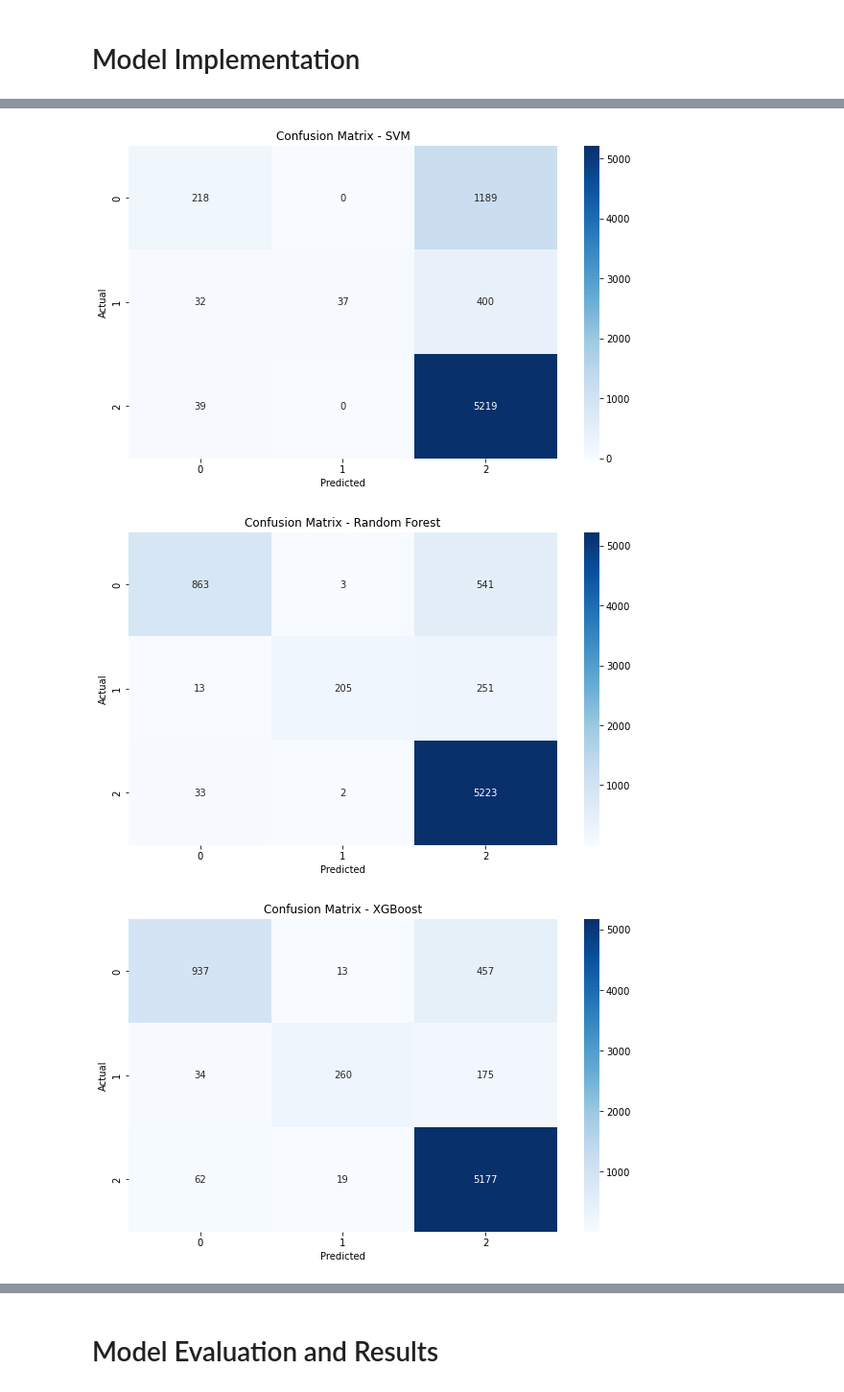
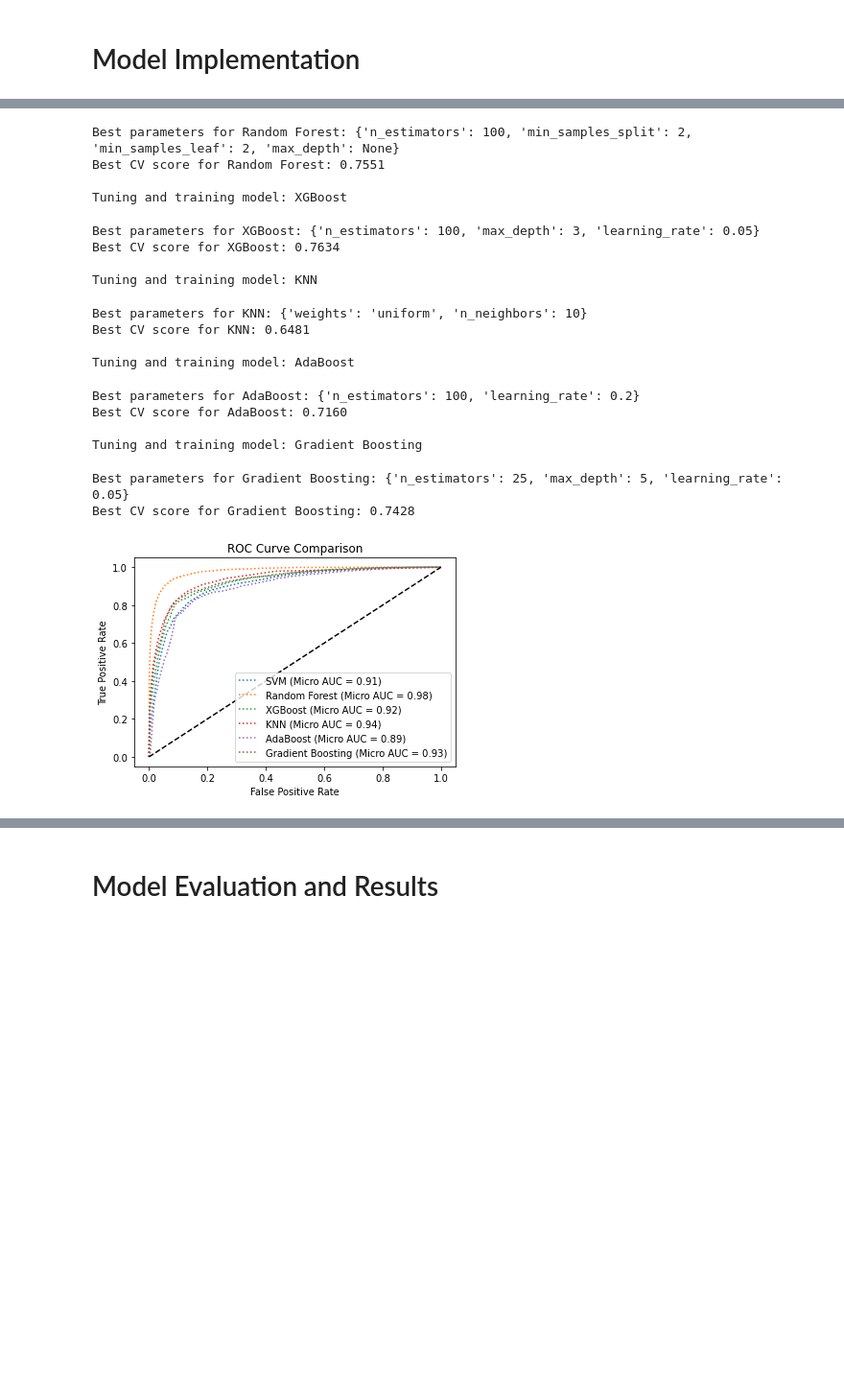
Before and after one commit to suribe06/stress-detection, a Jupyter notebook: main.ipynb, the cells around one changed output, grey strips where cells are left out. Shown: that part at 96% size. Cells and saved outputs as stored; diff of their text form; code cells hidden in the pictures; blank space fills up the shorter version.

Commit message:
Feature selection and hyperparameter search updated

```diff
--- a/main.ipynb
+++ b/main.ipynb
@@ -70,5 +91,5 @@ def feature_selection_mutual_info(X, y, top_k=10):
 # %%
-def feature_selection(df):
+def feature_selection(df, method='mutual_info', k=10):
     X = df.drop(columns=['label_first'])
     y = df['label_first']
 
@@ -87,4 +108,10 @@ def feature_selection(df):
     X_scaled.dropna(inplace=True)
     y = y.loc[X_scaled.index]
 
-    return X_scaled, y
+    # Feature selection method
+    if method == 'mutual_info':
+        X_selected, selected_features = mutual_info_feature_selection(X_scaled, y, k)
+    elif method == 'rfe':
+        X_selected, selected_features = rfe_feature_selection(X_scaled, y, k)
+
+    return X_selected, y
@@ -92,0 +118,3 @@ X_selected, y_selected = feature_selection(result)
+# %%
+X_selected, y = feature_selection(result, method='mutual_info', k=10)
+print(f"Selected features: {X_selected.columns.tolist()}")
@@ -92,0 +123,5 @@ X_selected, y_selected = feature_selection(result)
+# %%
+from sklearn.preprocessing import LabelEncoder
+
+le = LabelEncoder()
+y = le.fit_transform(y)
@@ -153,3 +260,3 @@ def train_and_evaluate_models(X, y, test_size=0.2, random_state=42):
 # %%
-results = train_and_evaluate_models(X_selected, y_selected)
+results = train_and_evaluate_models(X_selected, y)
 # %% [output]
@@ -160,3 +268,19 @@ Parameters: { "use_label_encoder" } are not used.
+Best parameters for Random Forest: {'n_estimators': 100, 'min_samples_split': 2, 'min_samples_leaf': 2, 'max_depth': None}
+Best CV score for Random Forest: 0.7551
+
+Tuning and training model: XGBoost
+Best parameters for XGBoost: {'n_estimators': 100, 'max_depth': 3, 'learning_rate': 0.05}
+Best CV score for XGBoost: 0.7634
+
+Tuning and training model: KNN
+Best parameters for KNN: {'weights': 'uniform', 'n_neighbors': 10}
+Best CV score for KNN: 0.6481
+
+Tuning and training model: AdaBoost
+Best parameters for AdaBoost: {'n_estimators': 100, 'learning_rate': 0.2}
+Best CV score for AdaBoost: 0.7160
+
+Tuning and training model: Gradient Boosting
+Best parameters for Gradient Boosting: {'n_estimators': 25, 'max_depth': 5, 'learning_rate': 0.05}
+Best CV score for Gradient Boosting: 0.7428
-[figure, old version]
+[figure, new version]
-[figure, removed]
-[figure, removed]
```
Also changed, not shown: parts of 13 cells of this notebook, 15 other files.
